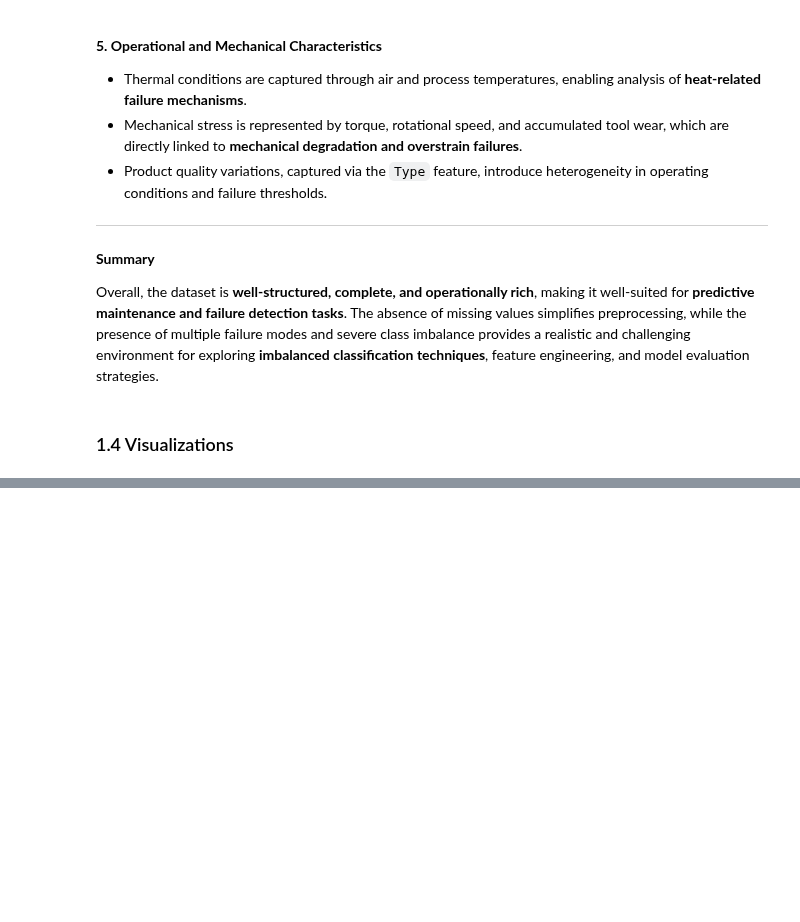
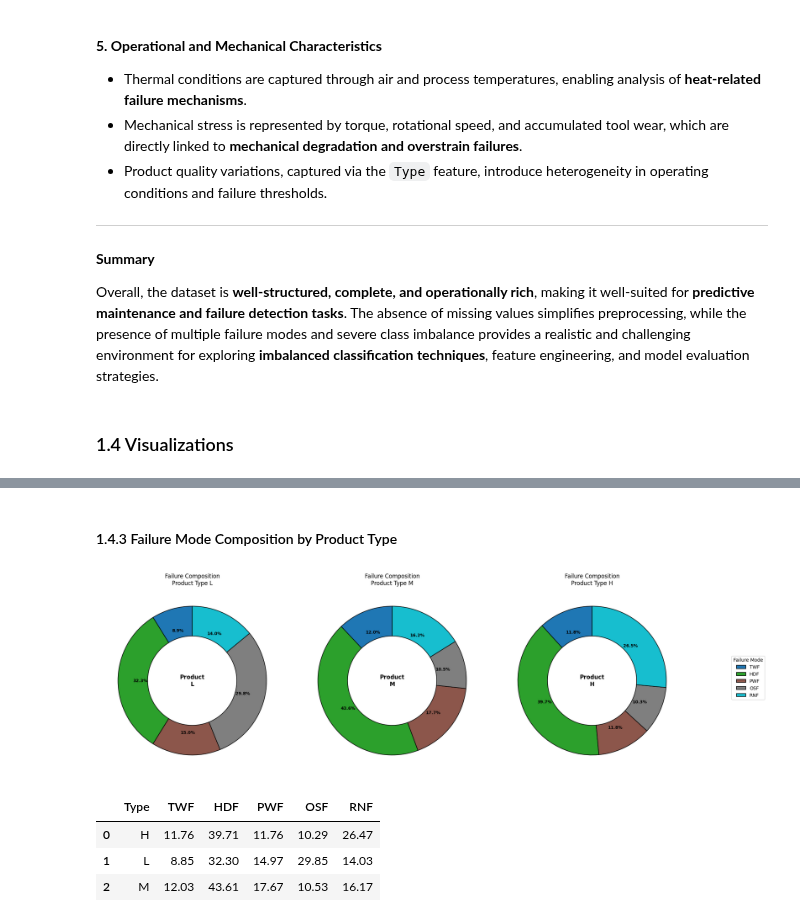
Before and after one commit to ANDUGULA-SAI-KIRAN/predictive-maintenance-end2end, a Jupyter notebook: notebooks/eda.ipynb, the cells around one changed output, grey strips where cells are left out. Saved outputs shown, nothing was run; the diff lists cells and outputs as text; code cells hidden in the pictures; blank space fills up the shorter version.

```diff
--- a/notebooks/eda.ipynb
+++ b/notebooks/eda.ipynb
@@ -219,0 +473,72 @@ Overall, the dataset is **well-structured, complete, and operationally rich**, m
+# %% [markdown]
+#### 1.4.3 Failure Mode Composition by Product Type
+# %%
+failure_cols = ['TWF', 'HDF', 'PWF', 'OSF', 'RNF']
+product_types = df['Type'].unique()
+
+# Color palette for failures
+colors = plt.cm.tab10(np.linspace(0, 1, len(failure_cols))) # type: ignore
+
+# Plot per-product failure composition
+fig, axes = plt.subplots(1, len(product_types), figsize=(18, 6))
+
+for ax, p_type in zip(axes, product_types):
+    # Filter data for the product type
+    subset = df[df['Type'] == p_type]
+
+    # Failure counts and percentages
+    failure_counts = subset[failure_cols].sum()
+    failure_percent = (failure_counts / failure_counts.sum()) * 100
+
+    # Donut chart
+    wedges, _ = ax.pie(
+        failure_percent,
+        startangle=90,
+        colors=colors,
+        wedgeprops={'width': 0.4, 'edgecolor': 'black', 'linewidth': 1.2}
+    )
+
+    # Place percentage labels at middle of donut width
+    for wedge, pct in zip(wedges, failure_percent):
+        angle = (wedge.theta2 + wedge.theta1) / 2
+        x = 0.7 * np.cos(np.deg2rad(angle))
+        y = 0.7 * np.sin(np.deg2rad(angle))
+        ax.text(x, y, f'{pct:.1f}%', ha='center', va='center', fontsize=9, fontweight='bold')
+
+    # Center label
+    ax.text(0, 0, f'Product\n{p_type}', ha='center', va='center', fontsize=12, fontweight='bold')
+    ax.set_title(f'Failure Composition\nProduct Type {p_type}')
+
+fig.legend(
+    failure_cols,
+    title='Failure Mode',
+    loc='center right',
+    bbox_to_anchor=(1.12, 0.5)
+)
+
+plt.tight_layout()
+plt.show()
+# %% [output]
+[figure, added]
+# %%
+failure_table = (
+    df
+    .groupby('Type')[failure_cols]
+    .sum()
+)
+
+# Convert counts to percentages within each product type
+failure_percent_table = (
+    failure_table
+    .div(failure_table.sum(axis=1), axis=0)
+    .mul(100)
+    .round(2)
+)
+# Optional: reset index for clean display
+failure_percent_table = failure_percent_table.reset_index()
+failure_percent_table
+# %% [output]
+|  | Type | TWF | HDF | PWF | OSF | RNF |
+| 0 | H | 11.76 | 39.71 | 11.76 | 10.29 | 26.47 |
+| 1 | L | 8.85 | 32.30 | 14.97 | 29.85 | 14.03 |
+| 2 | M | 12.03 | 43.61 | 17.67 | 10.53 | 16.17 |
```
Also changed, not shown: parts of 18 cells of this notebook.
